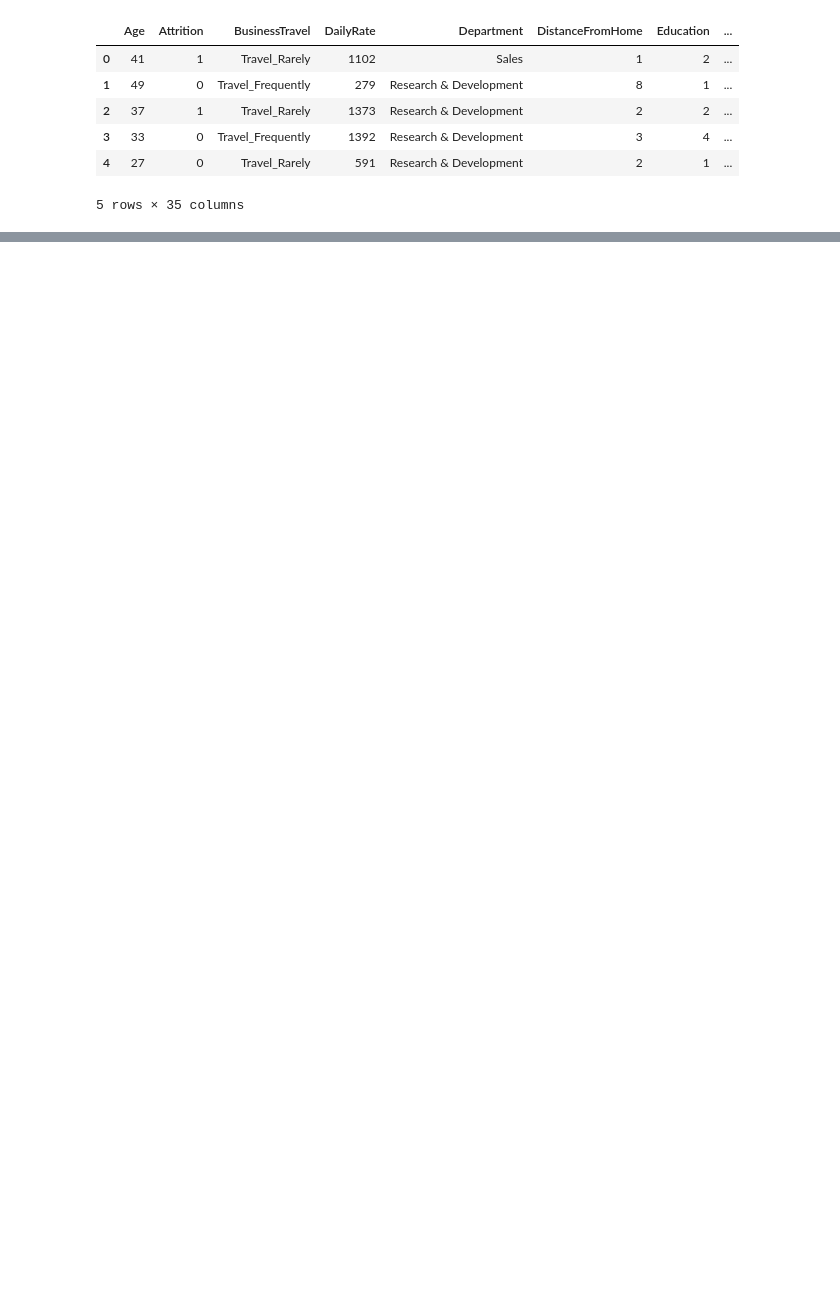
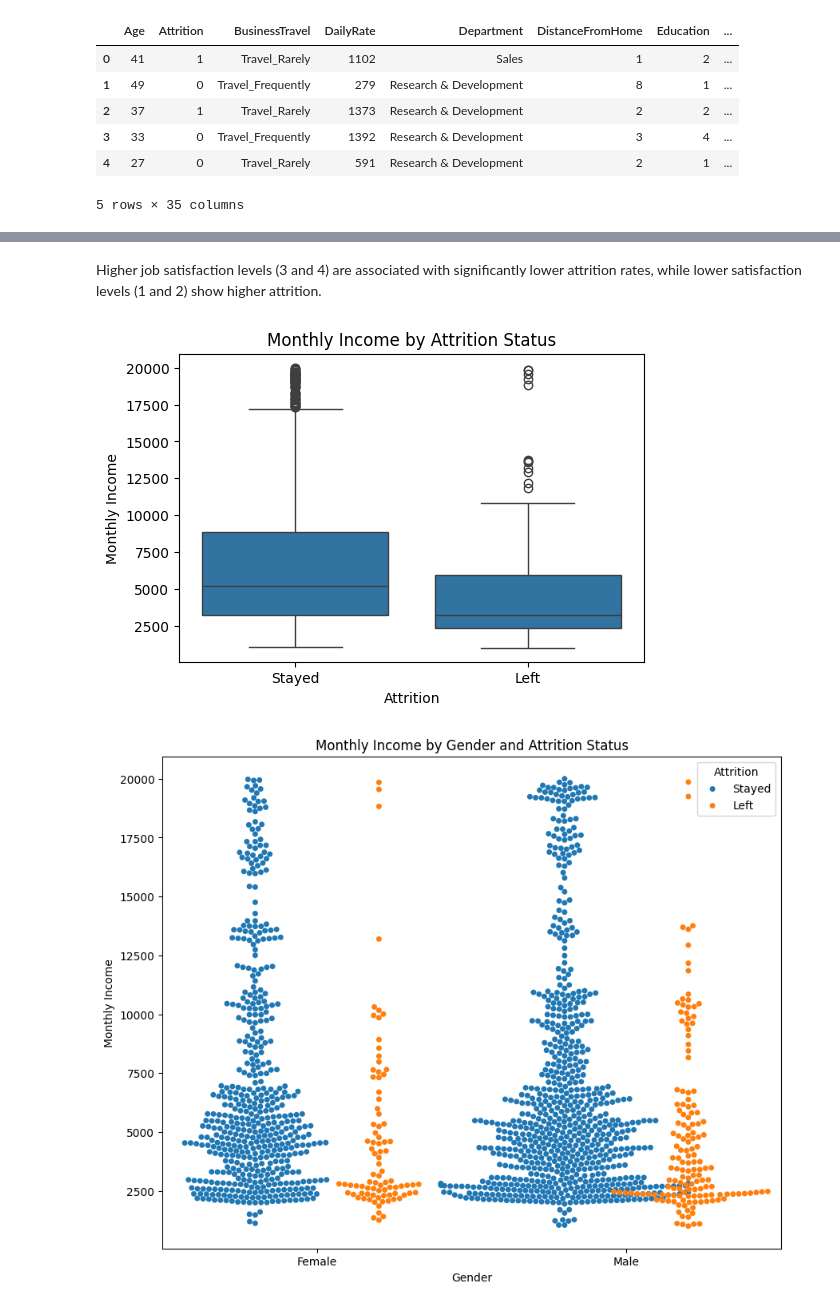
Before and after one commit to KiruluVidhumina/EmployeeAttritionAI, a Jupyter notebook: notebooks/employee_attrition_prediction.ipynb, the cells around one changed output, grey strips where cells are left out. Saved outputs shown, nothing was run; the diff lists cells and outputs as text; code cells hidden in the pictures; blank space fills up the shorter version.

```diff
--- a/notebooks/employee_attrition_prediction.ipynb
+++ b/notebooks/employee_attrition_prediction.ipynb
@@ -87,0 +137,23 @@ plot_attrition_histograms(df)
+# %% [markdown]
+Higher job satisfaction levels (3 and 4) are associated with significantly lower attrition rates, while lower satisfaction levels (1 and 2) show higher attrition.
+# %%
+# Box plot to compare Monthly Income by Attrition status
+plt.figure(figsize=(6, 4))
+sns.boxplot(data=df, x='Attrition', y='MonthlyIncome')
+plt.xlabel('Attrition')
+plt.ylabel('Monthly Income')
+plt.title('Monthly Income by Attrition Status')
+plt.xticks([0, 1], ['Stayed', 'Left'])
+plt.show()
+
+# Swarm plot to compare Monthly Income by Gender
+plt.figure(figsize=(10, 8))
+sns.swarmplot(data=df, x='Gender', y='MonthlyIncome', hue='Attrition', dodge=True)
+plt.xlabel('Gender')
+plt.ylabel('Monthly Income')
+plt.title('Monthly Income by Gender and Attrition Status')
+plt.legend(title='Attrition', labels=['Stayed', 'Left'])
+plt.show()
+# %% [output]
+[figure, added]
+[figure, added]
```
Also changed, not shown: parts of 17 cells of this notebook.
